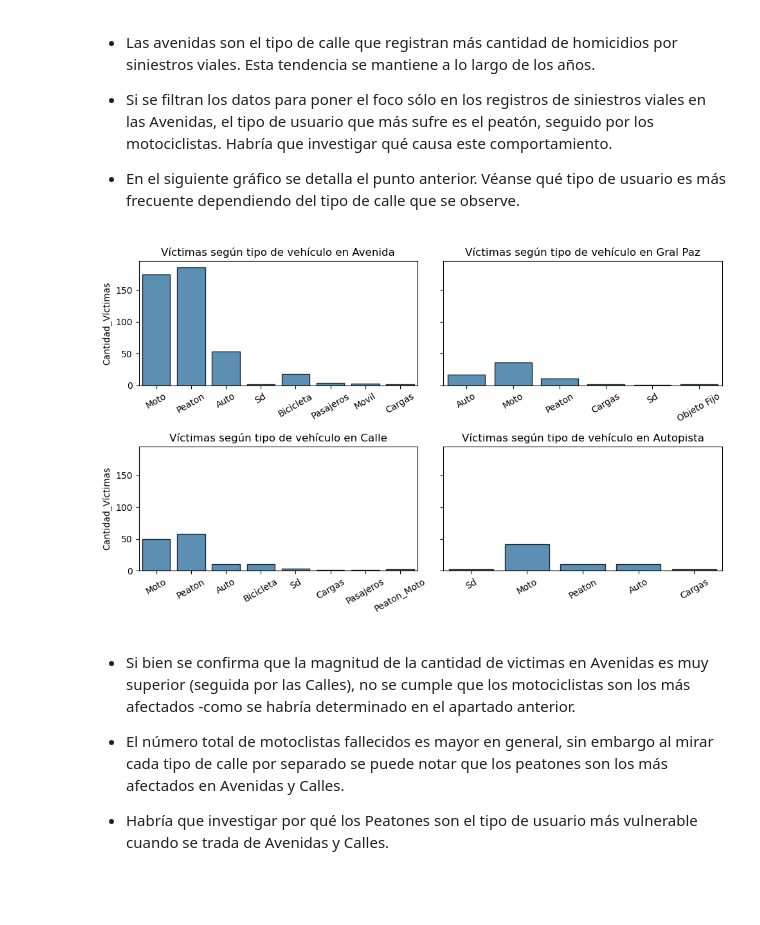
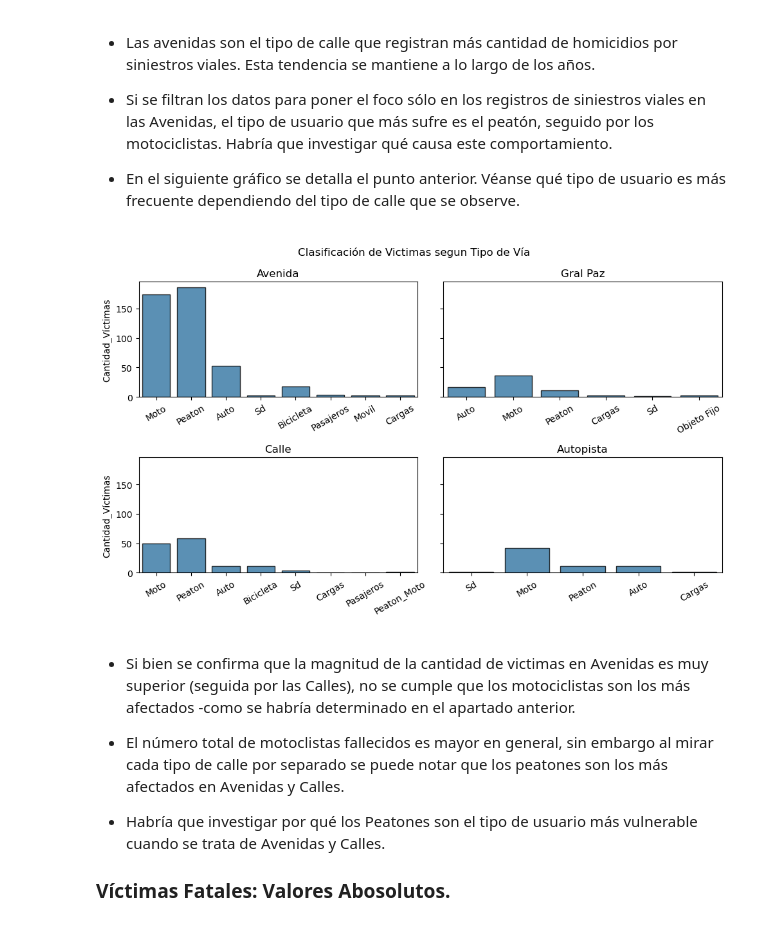
Before and after one commit to Juan-Mendoza00/pi_da, a Jupyter notebook: EDA.ipynb, the cells around one changed output. Cells and saved outputs as stored; diff of their text form; code cells hidden in the pictures; blank space fills up the shorter version.

```diff
--- a/EDA.ipynb
+++ b/EDA.ipynb
@@ -602,26 +602,30 @@ plt.savefig('./visual/vict_anual_tipo_calle.png')
 # %%
 tipo_calle = ['Avenida', 'Gral Paz', 'Calle', 'Autopista']
 
 fig, axs = plt.subplots(2,2, figsize = (10,6), sharey=True)
+
+fig.suptitle('Clasificación de Victimas segun Tipo de Vía')
 
 for index, ax in enumerate(axs.ravel()):
     sns.barplot(
         df_hechos[df_hechos['Tipo_de_calle'] == tipo_calle[index]],
         x='Vehículo_Víctima', y='Cantidad_Víctimas', estimator='sum',
         errorbar=None, alpha=0.8, edgecolor='black', ax=ax
     )
-    ax.set_title(f'Víctimas según tipo de vehículo en {tipo_calle[index]}')
+    ax.set_title(f'{tipo_calle[index]}')
     ax.tick_params(axis='x', rotation=30)
     ax.set_xlabel(None)
 
 fig.tight_layout()
 
 plt.savefig('./visual/vict_tipo_calle_usuario.png')
 # %% [output]
-[figure, old version]
+[figure, new version]
 # %% [markdown]
 - Si bien se confirma que la magnitud de la cantidad de victimas en Avenidas es muy superior (seguida por las Calles), no se cumple que los motociclistas son los más afectados -como se habría determinado en el apartado anterior.
 
 - El número total de motoclistas fallecidos es mayor en general, sin embargo al mirar cada tipo de calle por separado se puede notar que los peatones son los más afectados en Avenidas y Calles.
 
-- Habría que investigar por qué los Peatones son el tipo de usuario más vulnerable cuando se trada de Avenidas y Calles.
+- Habría que investigar por qué los Peatones son el tipo de usuario más vulnerable cuando se trata de Avenidas y Calles.
+
+### Víctimas Fatales: Valores Abosolutos.
```
Also changed, not shown: parts of 8 cells of this notebook, 6 other files.
